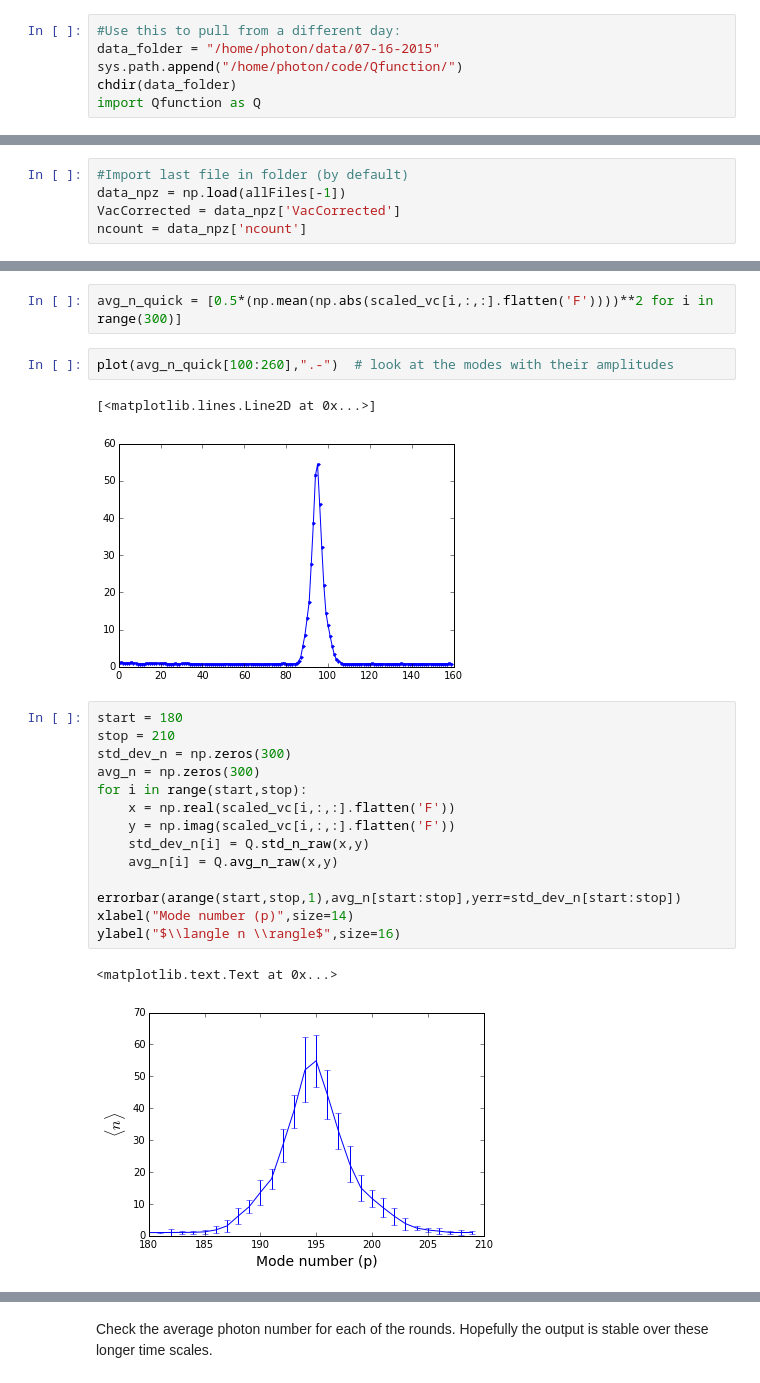
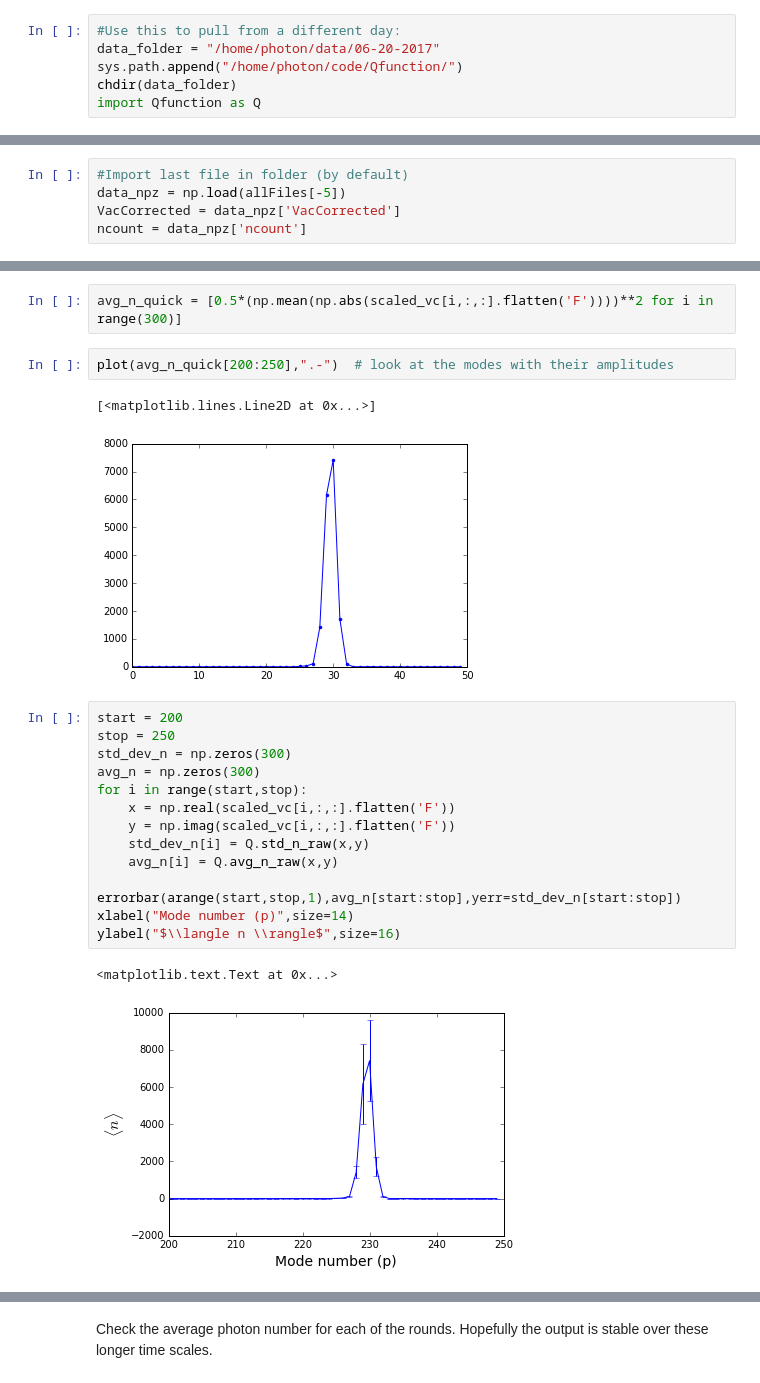
Before and after one commit to DawesLab/CCDimage, a Jupyter notebook: New Analysis (interspersed vacuum rounds).ipynb, the cells around one changed output, grey strips where cells are left out. Cells and saved outputs as stored; diff of their text form.

```diff
--- a/New Analysis (interspersed vacuum rounds).ipynb
+++ b/New Analysis (interspersed vacuum rounds).ipynb
@@ -15,6 +17,6 @@ import Qfunction as Q
 # %%
 #Use this to pull from a different day:
-data_folder = "/home/photon/data/07-16-2015"
+data_folder = "/home/photon/data/06-20-2017"
 sys.path.append("/home/photon/code/Qfunction/")
 chdir(data_folder)
 import Qfunction as Q
@@ -27,6 +41,6 @@ allFiles
 # %%
 #Import last file in folder (by default)
-data_npz = np.load(allFiles[-1])
+data_npz = np.load(allFiles[-5])
 VacCorrected = data_npz['VacCorrected']
 ncount = data_npz['ncount']
 # %%
@@ -41,25 +55,25 @@ scaled_vc = np.sqrt(2.0/ncount)*VacCorrected
 # %%
 avg_n_quick = [0.5*(np.mean(np.abs(scaled_vc[i,:,:].flatten('F'))))**2 for i in range(300)]
 # %%
-plot(avg_n_quick[100:260],".-")  # look at the modes with their amplitudes
+plot(avg_n_quick[200:250],".-")  # look at the modes with their amplitudes
 # %% [output]
 [<matplotlib.lines.Line2D at 0x...>]
-[figure, old version]
+[figure, new version]
 # %%
-start = 180
-stop = 210
+start = 200
+stop = 250
 std_dev_n = np.zeros(300)
 avg_n = np.zeros(300)
 for i in range(start,stop):
     x = np.real(scaled_vc[i,:,:].flatten('F'))
     y = np.imag(scaled_vc[i,:,:].flatten('F'))
     std_dev_n[i] = Q.std_n_raw(x,y)
     avg_n[i] = Q.avg_n_raw(x,y)
 
 errorbar(arange(start,stop,1),avg_n[start:stop],yerr=std_dev_n[start:stop])
 xlabel("Mode number (p)",size=14)
 ylabel("$\\langle n \\rangle$",size=16)
 # %% [output]
 <matplotlib.text.Text at 0x...>
-[figure, old version]
+[figure, new version]
 # %%
```
Also changed, not shown: parts of 14 cells of this notebook, 2 other files.
